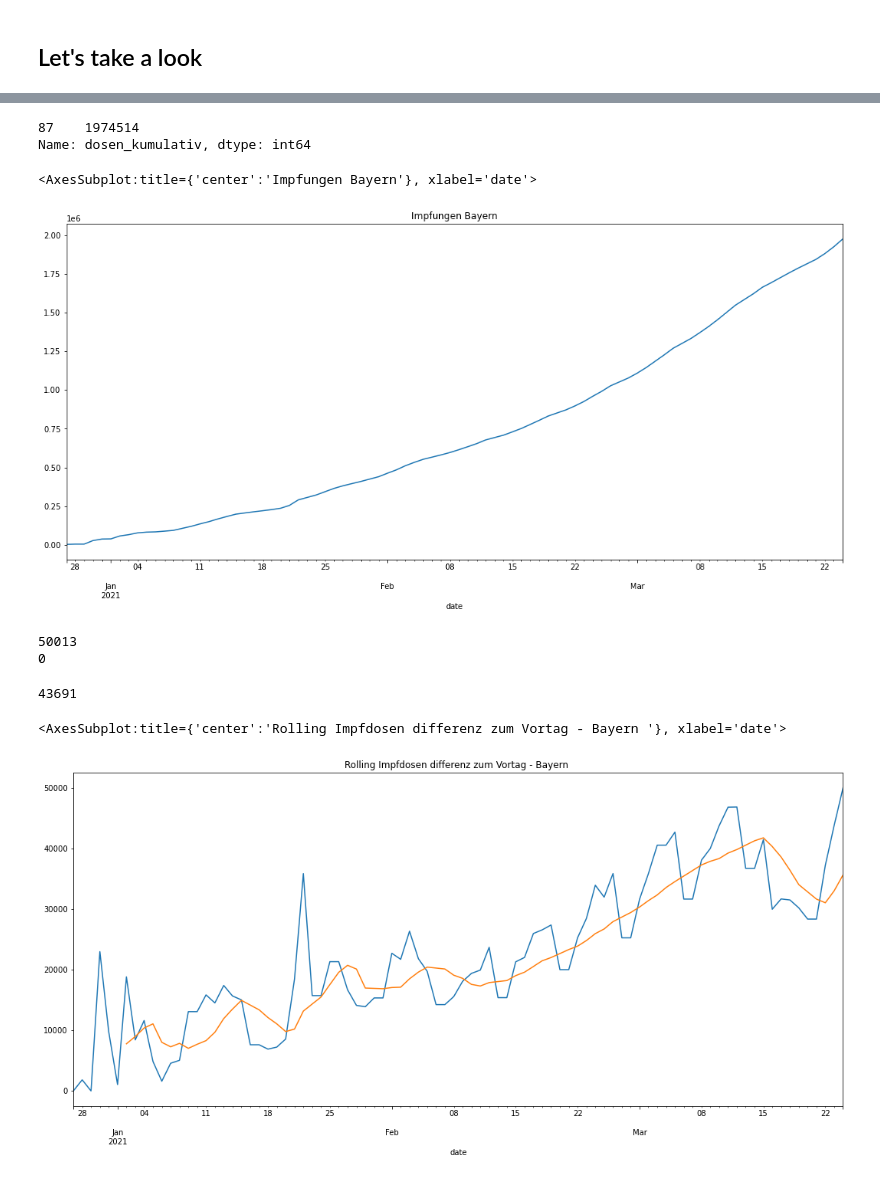
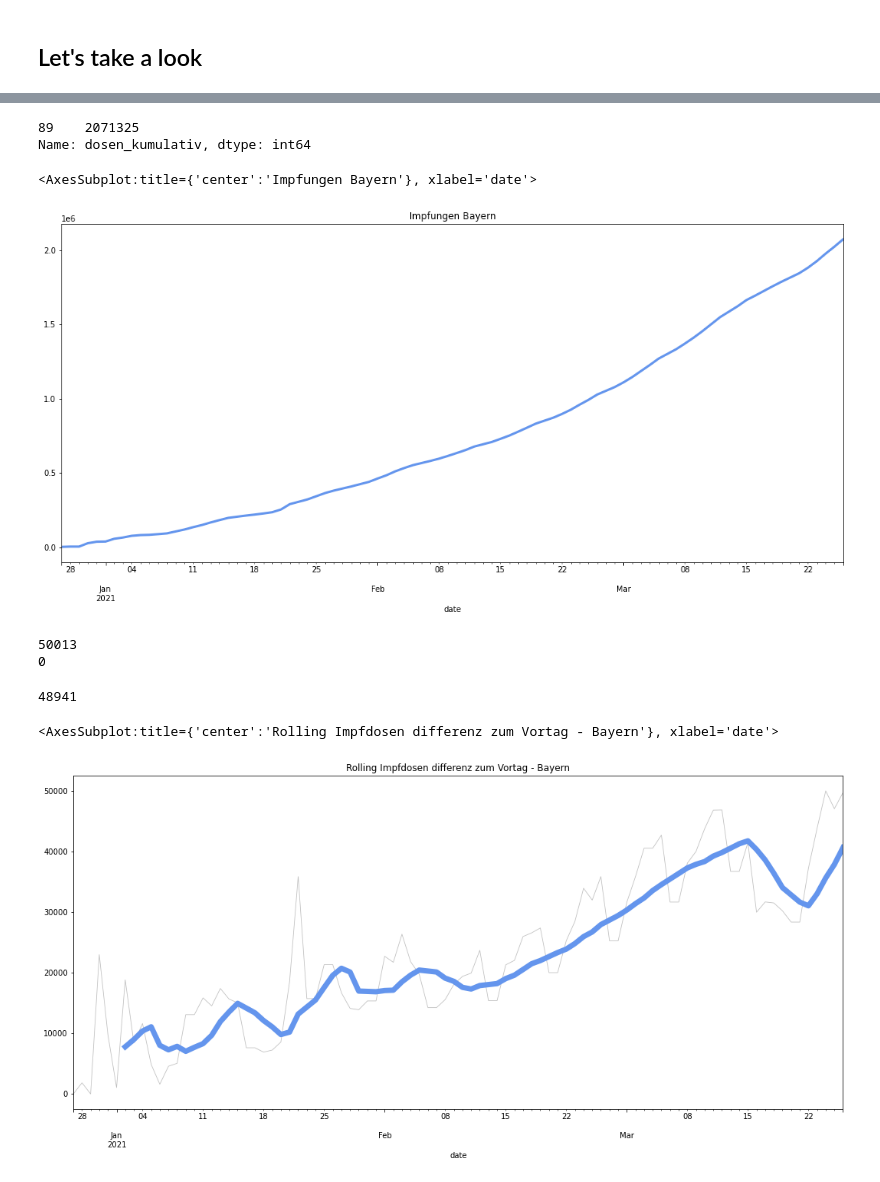
Before and after one commit to lor-enz/covid-science, a Jupyter notebook: vac.ipynb, the cells around one changed output, grey strips where cells are left out. Drawn from its saved outputs; the diff is of its cells as text; code cells hidden in the pictures.

```diff
--- a/vac.ipynb
+++ b/vac.ipynb
@@ -2,12 +2,7 @@
 # We start off by importing the data
 # %%
 import pandas as pd
-
-
-csv = "https://raw.githubusercontent.com/ard-data/2020-rki-impf-archive/master/data/9_csv_v2/region_BY.csv"
-#csv = "vac-data.csv"
-
-df = pd.read_csv(csv, sep=',', index_col=0, parse_dates=True) # it's important to define index and parse_dates
+df = pd.read_csv('vac.csv', sep=',', index_col=0, parse_dates=True) # it's important to define index and parse_dates
 # %% [markdown]
 ## We'll have a look at the column names
 # %%
@@ -121,17 +116,18 @@ def week_day_string(weekday):
     else:
         return 'other'
 
-def day_type(weekday):
+def is_weekend(weekday):
     if weekday == 5:
-        return 'saturday'
+        return True
     elif weekday == 6:
-        return 'sunday'
+        return True
     else:
-        return 'business_day'
+        return False
 
 df['weekday'] = df.date.dt.dayofweek
-df['is_weekend'] = df.apply(lambda x: day_type(x['weekday']), axis=1)
-df['weekday'] = df.apply(lambda x: week_day_string(x['weekday']), axis=1)
+df['is_weekend'] = df.apply(lambda x: is_weekend(x['weekday']), axis=1)
+df['weekday_name'] = df.apply(lambda x: week_day_string(x['weekday']), axis=1)
+df['calendar_week'] = df.date.dt.week
 # %%
 df.tail(25)
 # %% [output]
@@ -159,7 +155,7 @@ to_modify = []
 prev_value = -1
 
 for index, row in df.iterrows():
-    if row['dosen_kumulativ'] == prev_value and row['weekday'] == 'Sat' :
+    if row['dosen_kumulativ'] == prev_value and row['weekday'] == 5 :
         to_modify.append(index)
     prev_value = row['dosen_kumulativ']
 
@@ -219,13 +215,13 @@ current_official_doses = df.tail(1)['dosen_kumulativ']
 #current_official_doses.values[0]
 current_official_doses
 # %% [output]
-87    1974514
+89    2071325
 Name: dosen_kumulativ, dtype: int64
 # %%
-df.set_index('date')['dosen_kumulativ'].plot.line(figsize=(18,8), title='Impfungen Bayern')
+df.set_index('date')['dosen_kumulativ'].plot.line(figsize=(18,8), color='cornflowerblue', linewidth=3, title='Impfungen Bayern')
 # %% [output]
 <AxesSubplot:title={'center':'Impfungen Bayern'}, xlabel='date'>
-[figure, old version]
+[figure, new version]
 # %%
 print(df['vortag_dosen_dif'].max())
 print(df['vortag_dosen_dif'].min())
@@ -235,11 +231,11 @@ print(df['vortag_dosen_dif'].min())
 # %%
 int(df.tail(3)['vortag_dosen_dif'].values.mean())
 # %% [output]
-43691
+48941
 # %%
 df['rolling_vortag_dosen_dif'] = df.vortag_dosen_dif.rolling(7).mean()
-df.set_index('date')['vortag_dosen_dif'].plot.line(x='date', figsize=(18,8), title='Rolling Impfdosen differenz zum Vortag - Bayern ')
-df.set_index('date')['rolling_vortag_dosen_dif'].plot.line(x='date', figsize=(18,8), title='Rolling Impfdosen differenz zum Vortag - Bayern ')
+df.set_index('date')['vortag_dosen_dif'].plot.line(x='date', figsize=(18,8), color='silver', linewidth=0.8)
+df.set_index('date')['rolling_vortag_dosen_dif'].plot.line(x='date', figsize=(18,8), color='cornflowerblue', linewidth=7, title='Rolling Impfdosen differenz zum Vortag - Bayern')
 # %% [output]
-<AxesSubplot:title={'center':'Rolling Impfdosen differenz zum Vortag - Bayern '}, xlabel='date'>
+<AxesSubplot:title={'center':'Rolling Impfdosen differenz zum Vortag - Bayern'}, xlabel='date'>
-[figure, old version]
+[figure, new version]
```
Also changed, not shown: parts of 11 cells of this notebook, 4 other files.
